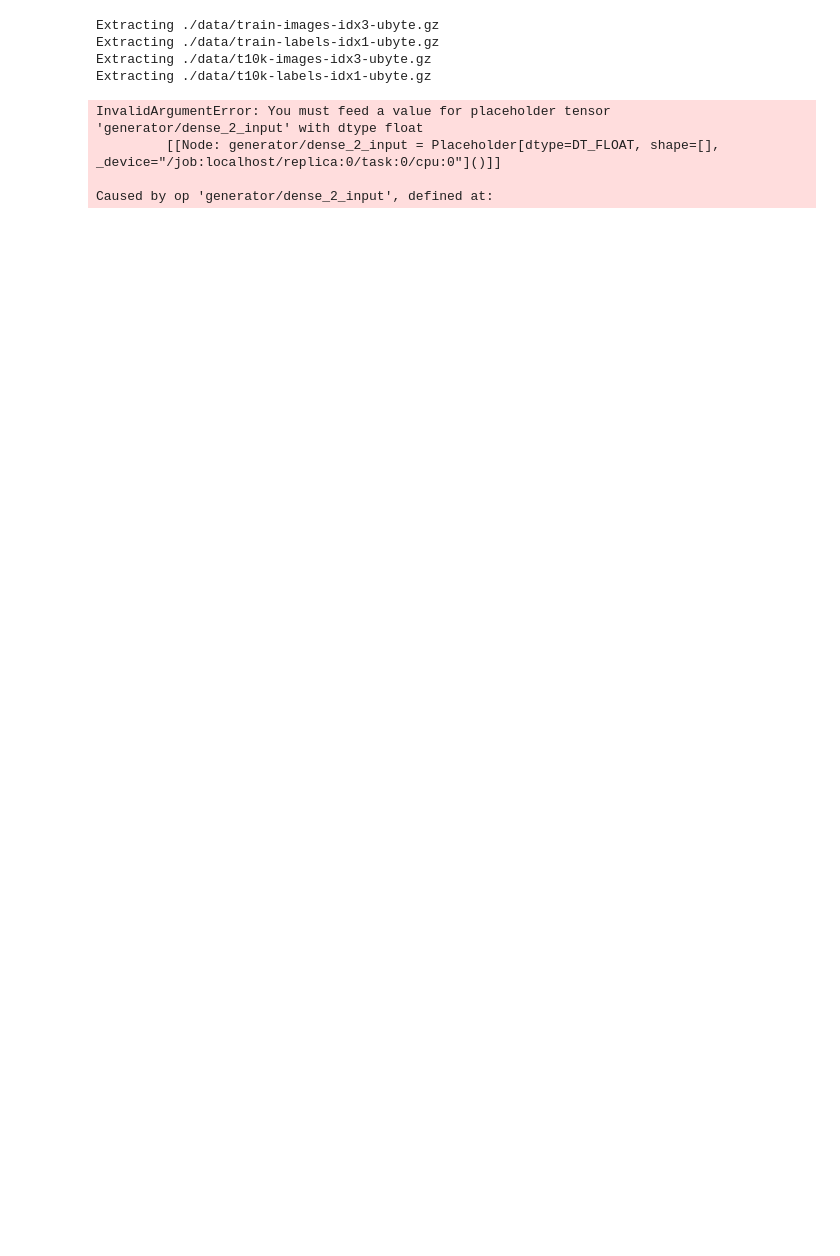
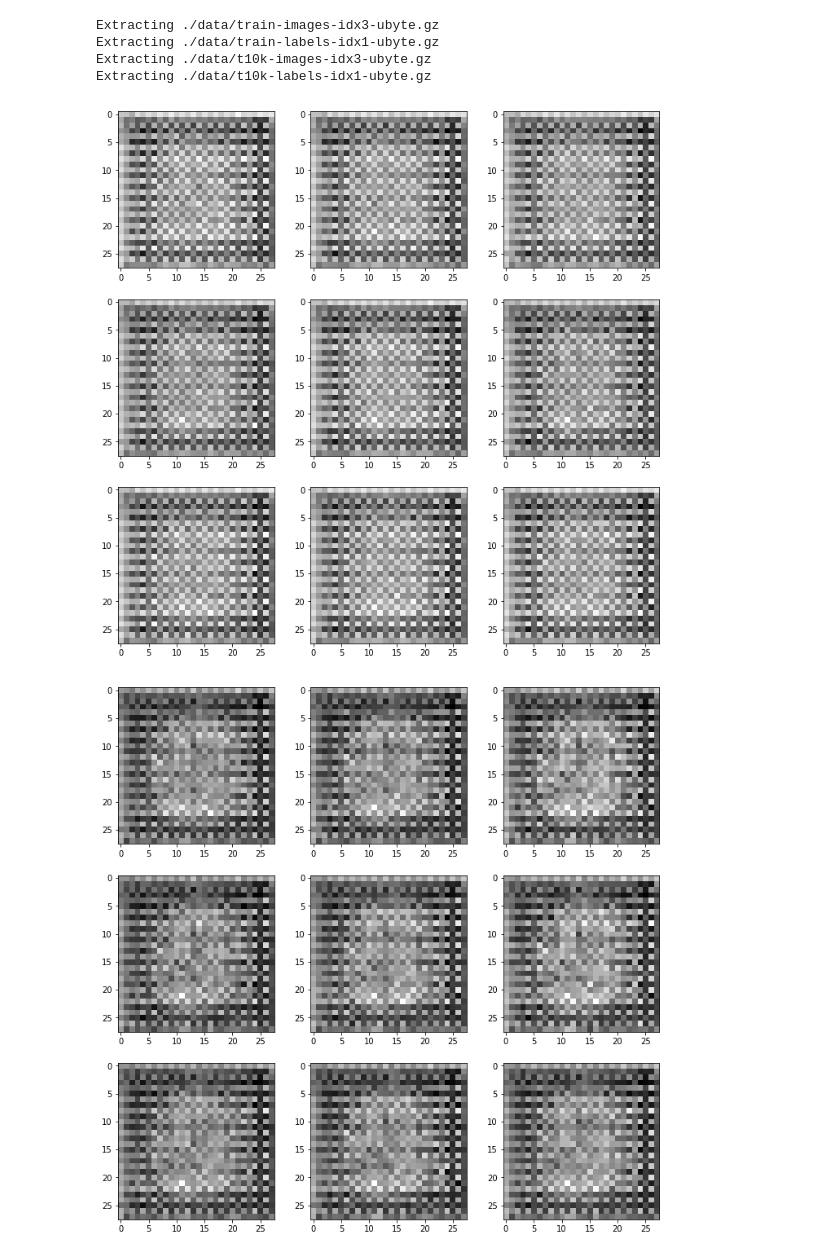
Before and after one commit to sachinruk/deepschool.io, a Jupyter notebook: Lesson 21 - Generative Adversarial Networks.ipynb, the cells around one changed output. Saved outputs shown, nothing was run; the diff lists cells and outputs as text; code cells hidden in the pictures; blank space fills up the shorter version.

```diff
--- a/Lesson 21 - Generative Adversarial Networks.ipynb
+++ b/Lesson 21 - Generative Adversarial Networks.ipynb
@@ -102,26 +109,3 @@ g.compile(loss='binary_crossentropy', optimizer="adam")
 d_on_g.compile(loss='binary_crossentropy', optimizer="adam")
 d.trainable = True
 d.compile(loss='binary_crossentropy', optimizer="adam")
-# for epoch in range(100):
-#     print("Epoch is", epoch)
-#     print("Number of batches", int(X_train.shape[0]/BATCH_SIZE))
-#     for index in range(int(X_train.shape[0]/BATCH_SIZE)):
-image_batch =  next(mnist_data)
-noise = np.random.randn(batch_size, z_dim)
-
-#         noise = np.random.uniform(-1, 1, size=(BATCH_SIZE, 100))
-#         image_batch = X_train[index*BATCH_SIZE:(index+1)*BATCH_SIZE]
-generated_images = g.predict(noise, verbose=0)
-#         if index % 20 == 0:
-#             image = combine_images(generated_images)
-#             image = image*127.5+127.5
-#             Image.fromarray(image.astype(np.uint8)).save(
-#                 str(epoch)+"_"+str(index)+".png")
-X = np.concatenate((image_batch, generated_images))
-y = [1] * batch_size + [0] * batch_size
-d_loss = d.train_on_batch(X, y)
-# %% [output]
-InvalidArgumentError: You must feed a value for placeholder tensor 'generator/dense_2_input' with dtype float
-         [[Node: generator/dense_2_input = Placeholder[dtype=DT_FLOAT, shape=[], _device="/job:localhost/replica:0/task:0/cpu:0"]()]]
-
-Caused by op 'generator/dense_2_input', defined at:
@@ -140,0 +112,28 @@ discriminator.compile(loss='binary_crossentropy', optimizer='adam')
+# %%
+def plot_sample(imgs):
+    sample_imgs = imgs[:9]
+    plt.figure(figsize=(12,12))
+    for i in range(9):
+        plt.subplot(3,3,i+1)
+        plt.imshow(sample_imgs[i].squeeze(), cmap='gray')
+# %%
+g_loss = []
+d_loss = []
+for i in range(1000):
+    image_batch =  next(mnist_data)
+    noise = np.random.uniform(-1, 1, size=(batch_size, z_dim))
+    generated_images = g.predict(noise, verbose=0)
+
+    X = np.concatenate((image_batch, generated_images))
+    y = [1] * batch_size + [0] * batch_size
+    d.trainable = True
+    d_loss.append(d.train_on_batch(X, y))
+
+    y = np.ones((batch_size, 1))
+    d_on_g.layers[1].trainable = False # Set discriminator training to false
+    g_loss.append(d_on_g.train_on_batch(noise, y))
+    if i % 100 == 0:
+        plot_sample(generated_images)
+# %% [output]
+[figure, added]
+[figure, added]
```
Also changed, not shown: parts of 13 cells of this notebook, 1 other file.
